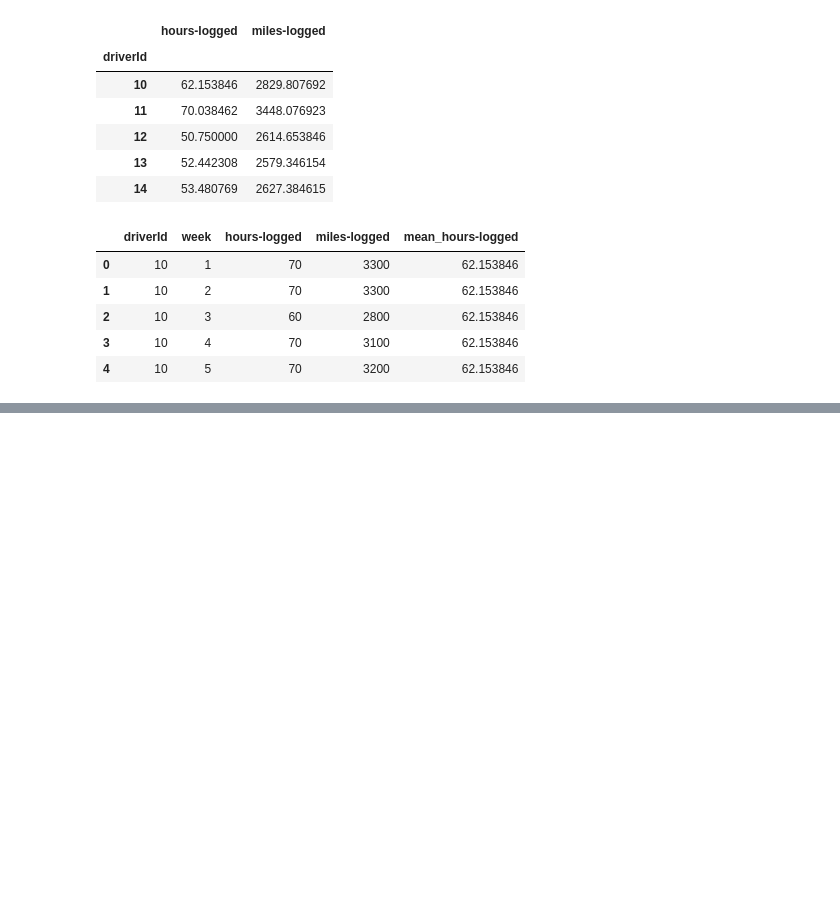
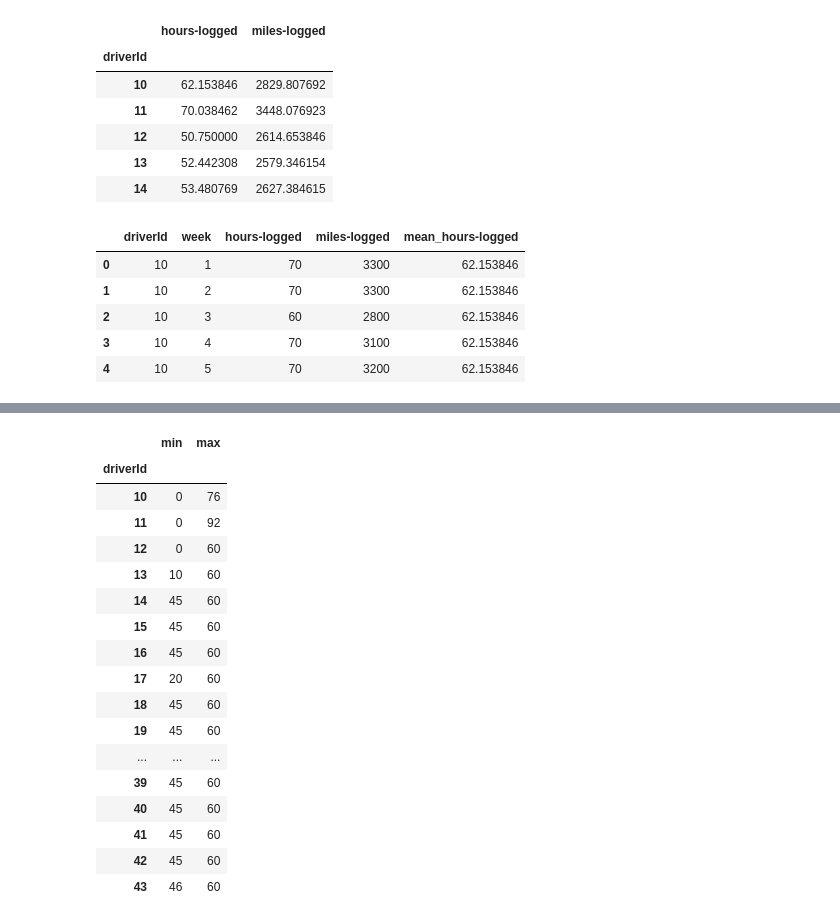
Before and after one commit to 2024-2-fundamentos-de-analitica/2024-2-PRE-07-manipulacion-de-datos-con-chatgpt-upar1234, a Jupyter notebook: homework/notebook.ipynb, the cells around one changed output, grey strips where cells are left out. Saved outputs shown, nothing was run; the diff lists cells and outputs as text; code cells hidden in the pictures; blank space fills up the shorter version.

```diff
--- a/homework/notebook.ipynb
+++ b/homework/notebook.ipynb
@@ -85,0 +134,28 @@ timesheet_with_means.head()
+# %%
+"""
+PROMPT:
+Crea una tabla llamada "min_max_timesheet" a partir de la tabla "timesheet", agrupando los datos por driverId y calculando el valor mínimo y máximo de la columna "hours-logged".
+"""
+
+timesheet.groupby("driverId")["hours-logged"].agg(["min", "max"])
+
+####
+# %% [output]
+|  | min | max |
+| driverId |  |  |
+| 10 | 0 | 76 |
+| 11 | 0 | 92 |
+| 12 | 0 | 60 |
+| 13 | 10 | 60 |
+| 14 | 45 | 60 |
+| 15 | 45 | 60 |
+| 16 | 45 | 60 |
+| 17 | 20 | 60 |
+| 18 | 45 | 60 |
+| 19 | 45 | 60 |
+| ... | ... | ... |
+| 39 | 45 | 60 |
+| 40 | 45 | 60 |
+| 41 | 45 | 60 |
+| 42 | 45 | 60 |
+| 43 | 46 | 60 |
```
Also changed, not shown: parts of 5 cells of this notebook, 2 other files.
